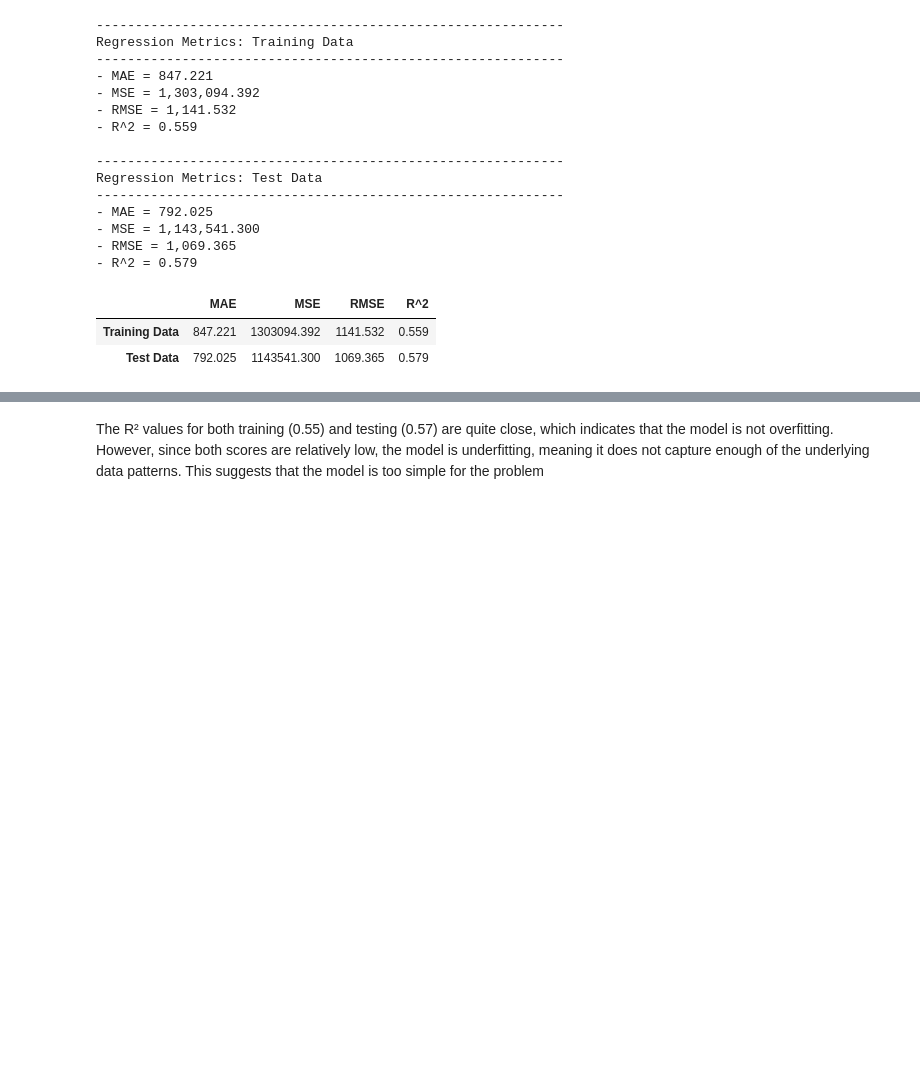
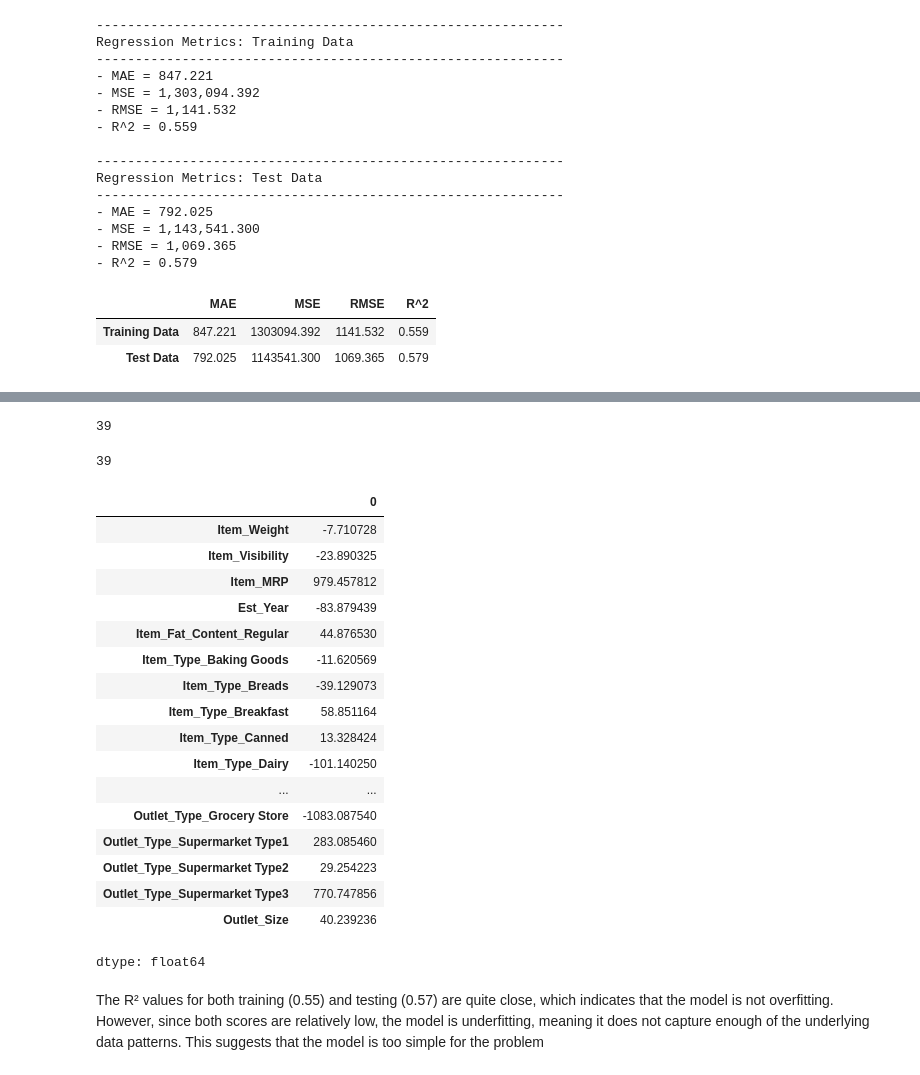
Before and after one commit to farahwadya/Predection-of-sales--machine-learning, a Jupyter notebook: Predection_of_sales_machine_learning.ipynb, the cells around one changed output, grey strips where cells are left out. Drawn from its saved outputs; the diff is of its cells as text; code cells hidden in the pictures; blank space fills up the shorter version.

```diff
--- a/Predection_of_sales_machine_learning.ipynb
+++ b/Predection_of_sales_machine_learning.ipynb
@@ -500,4 +500,5 @@ df_sales.head()
 lin_reg=LinearRegression()
 linreg_pipe = make_pipeline(col_transformer, lin_reg)
 linreg_pipe.fit(X_train, y_train)
+lin_reg.fit(X_train_processed,y_train)
 # %% [output]
@@ -590,3 +591,36 @@ Regression Metrics: Test Data
+# %%
+# Checking the number of coeffs matches the # of feature names
+# categorical features بعد OneHotEncoder
+cat_ft = encoder.get_feature_names_out(cat_cols)  # cat_cols = أسماء الأعمدة categorical الأصلية
+feature_names_B = list(num_cols) + list(cat_ft) + list(ord_cols)
+print(len(lin_reg.coef_))
+len(feature_names_B)
+# %% [output]
+39
+39
+# %%
+# Saving the coefficients as Pandas series
+coeffs = pd.Series(lin_reg.coef_, index= feature_names_B)
+coeffs
+# %% [output]
+|  | 0 |
+| Item_Weight | -7.710728 |
+| Item_Visibility | -23.890325 |
+| Item_MRP | 979.457812 |
+| Est_Year | -83.879439 |
+| Item_Fat_Content_Regular | 44.876530 |
+| Item_Type_Baking Goods | -11.620569 |
+| Item_Type_Breads | -39.129073 |
+| Item_Type_Breakfast | 58.851164 |
+| Item_Type_Canned | 13.328424 |
+| Item_Type_Dairy | -101.140250 |
+| ... | ... |
+| Outlet_Type_Grocery Store | -1083.087540 |
+| Outlet_Type_Supermarket Type1 | 283.085460 |
+| Outlet_Type_Supermarket Type2 | 29.254223 |
+| Outlet_Type_Supermarket Type3 | 770.747856 |
+| Outlet_Size | 40.239236 |
+dtype: float64
 # %% [markdown]
 The R² values for both training (0.55) and testing (0.57) are quite close, which indicates that the model is not overfitting. However, since both scores are relatively low, the model is underfitting, meaning it does not capture enough of the underlying data patterns. This suggests that the model is too simple for the problem
 # %% [markdown]
```
Also changed, not shown: parts of 25 cells of this notebook.
